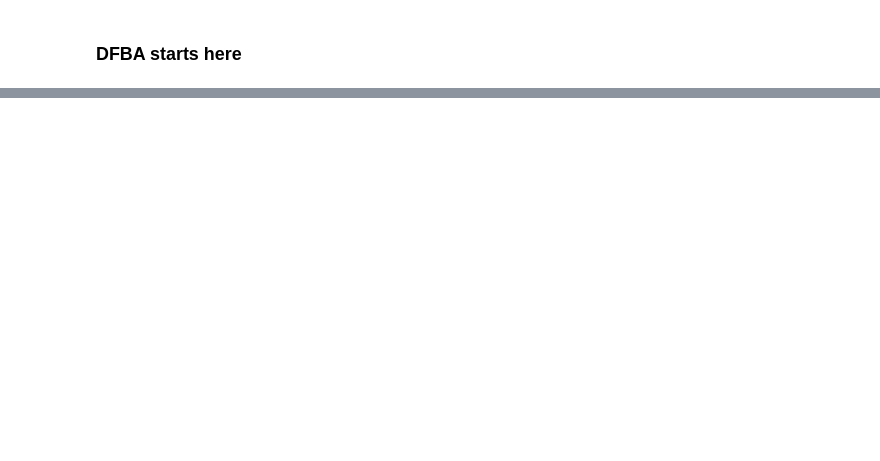
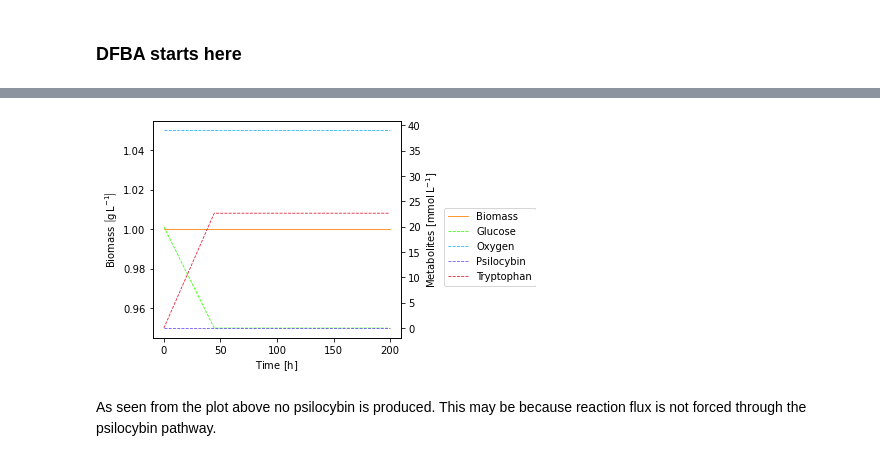
Before and after one commit to 27410/27410-2020-group-project-group13_psilocybin_a-niger, a Jupyter notebook: Analysis/02-DFBA.ipynb, the cells around one changed output, grey strips where cells are left out. Saved outputs shown, nothing was run; the diff lists cells and outputs as text; code cells hidden in the pictures; blank space fills up the shorter version.

```diff
--- a/Analysis/02-DFBA.ipynb
+++ b/Analysis/02-DFBA.ipynb
@@ -71,0 +132,17 @@ plot_trajectories(trajectories)
+# %%
+dfba_model.add_initial_conditions(
+    {
+        "Biomass": 1,         # (gDW/L)
+        "Tryptophan": 0.0001, # (g/L)
+        "Glucose": 20.0,      # (g/L)
+        "Psilocybin": 0.0,    # (g/L)
+        "Oxygen": 39          # (mmol/L)
+    }
+)
+concentrations, trajectories = dfba_model.simulate(0.0, 200.0, 0.5, ["BOUNDARY_GLCe", "r385", "psiM"])
+# %%
+plot_concentrations(concentrations)
+# %% [output]
+[figure, added]
+# %% [markdown]
+As seen from the plot above no psilocybin is produced. This may be because reaction flux is not forced through the psilocybin pathway.
```
Also changed, not shown: parts of 27 cells of this notebook.
